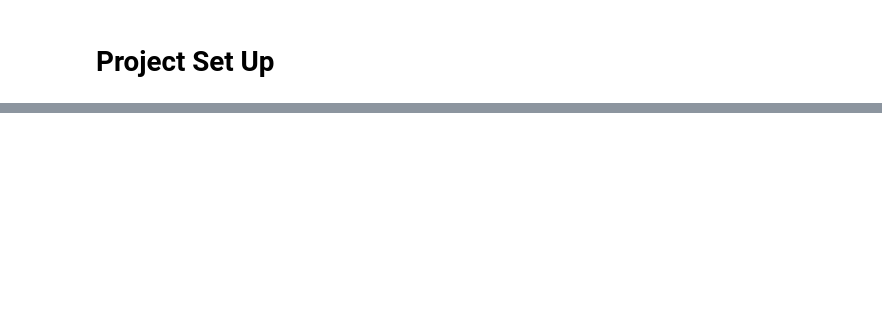
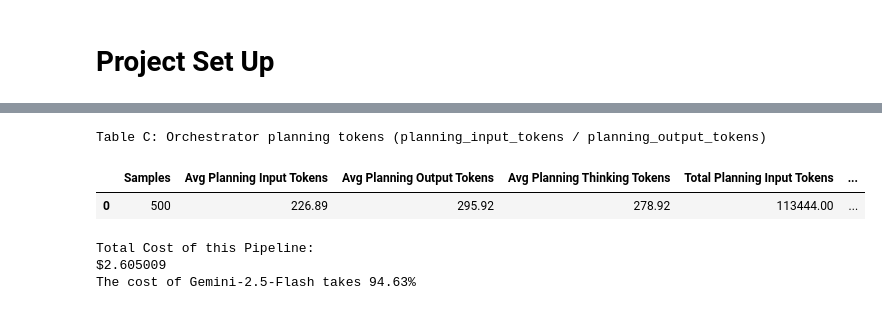
Before and after one commit to Akirahai/Delegate_SLM_Focus, a Jupyter notebook: experiments/Experiments_Analysis.ipynb, the cells around one changed output, grey strips where cells are left out. Saved outputs shown, nothing was run; the diff lists cells and outputs as text; code cells hidden in the pictures; blank space fills up the shorter version.

```diff
--- a/experiments/Experiments_Analysis.ipynb
+++ b/experiments/Experiments_Analysis.ipynb
@@ -98,0 +363,55 @@ SLM Math Expert       209    252  0.829365
+# %%
+def compute_orchestrator_table(df, orchestrator_model_name):
+    # Use planning_* tokens
+    dfp = df.copy()
+    n = len(dfp)
+    if n == 0:
+        return None
+
+    total_planning_input = col_sum(dfp, 'planning_input_tokens')
+    total_planning_output = col_sum(dfp, 'planning_output_tokens')
+    total_planning_thinking = col_sum(dfp, 'planning_thinking_tokens')
+
+    input_price = input_cost_dict_per_1M_tokens.get(orchestrator_model_name, 0.0)
+    output_price = output_cost_dict_per_1M_tokens.get(orchestrator_model_name, input_price)
+
+    total_input_cost = (total_planning_input / 1_000_000) * input_price
+    total_output_cost = ((total_planning_output + total_planning_thinking) / 1_000_000) * output_price
+    total_cost = total_input_cost + total_output_cost
+
+    row = {
+        'Samples': f"{n:.0f}",
+        'Avg Planning Input Tokens': f"{col_mean(dfp, 'planning_input_tokens'):.2f}",
+        'Avg Planning Output Tokens': f"{col_mean(dfp, 'planning_output_tokens'):.2f}",
+        'Avg Planning Thinking Tokens': f"{col_mean(dfp, 'planning_thinking_tokens'):.2f}",
+        'Total Planning Input Tokens': f"{total_planning_input:.2f}",
+        'Total Planning Output Tokens':f"{total_planning_output:.2f}",
+        'Total Planning Thinking Tokens': f"{total_planning_thinking:.2f}",
+        'Total Planning Input Cost ($)': f"{total_input_cost:.6f}",
+        'Total Planning Output Cost ($)': f"{total_output_cost:.6f}",
+        'Total Planning Cost ($)': f"{total_cost:.6f}",
+        'Avg Planning Cost per Sample ($)': f"{(total_cost / n) if n else None:.6f}",
+    }
+    return pd.Series(row)
+# %%
+# Table C: Orchestrator planning tokens
+print('\nTable C: Orchestrator planning tokens (planning_input_tokens / planning_output_tokens)')
+table_c = compute_orchestrator_table(results, orchestrator_model)
+if table_c is not None:
+    display_df_c = pd.DataFrame([table_c])
+    display(display_df_c)
+else:
+    print('No orchestrator planning data found')
+# %% [output]
+Table C: Orchestrator planning tokens (planning_input_tokens / planning_output_tokens)
+|  | Samples | Avg Planning Input Tokens | Avg Planning Output Tokens | Avg Planning Thinking Tokens | Total Planning Input Tokens | ... |
+| 0 | 500 | 226.89 | 295.92 | 278.92 | 113444.00 | ... |
+# %%
+print("Total Cost of this Pipeline: ")
+total_cost =display_df_a['Total Cost ($)'].astype(float).sum() + display_df_b['Total Cost ($)'].astype(float).sum() + display_df_c['Total Planning Cost ($)'].astype(float).sum()
+print(f"${total_cost:.6f}")
+print(f"The cost of Gemini-2.5-Flash takes {display_df_b['Total Cost ($)'].astype(float).sum()/total_cost*100:.2f}%")
+# %% [output]
+Total Cost of this Pipeline:
+$2.605009
+The cost of Gemini-2.5-Flash takes 94.63%
```
Also changed, not shown: parts of 15 cells of this notebook, 8 other files.
